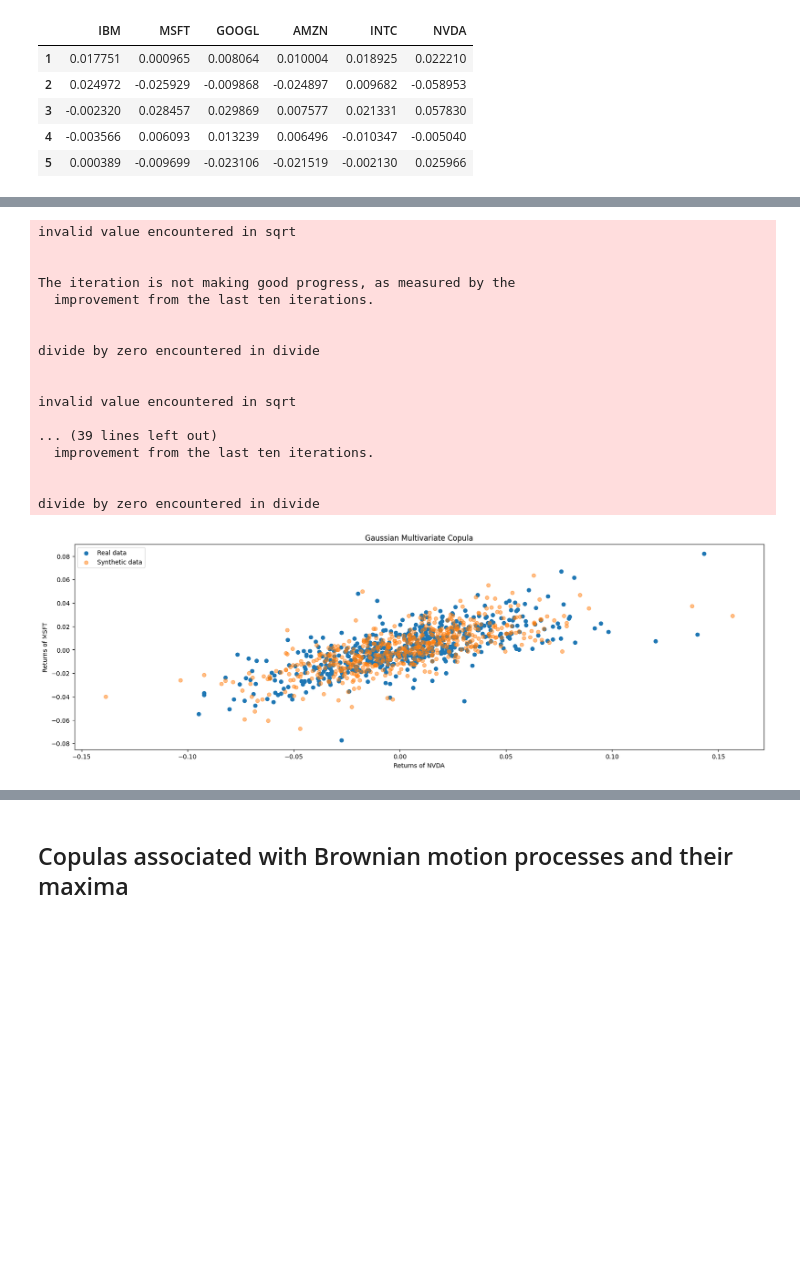
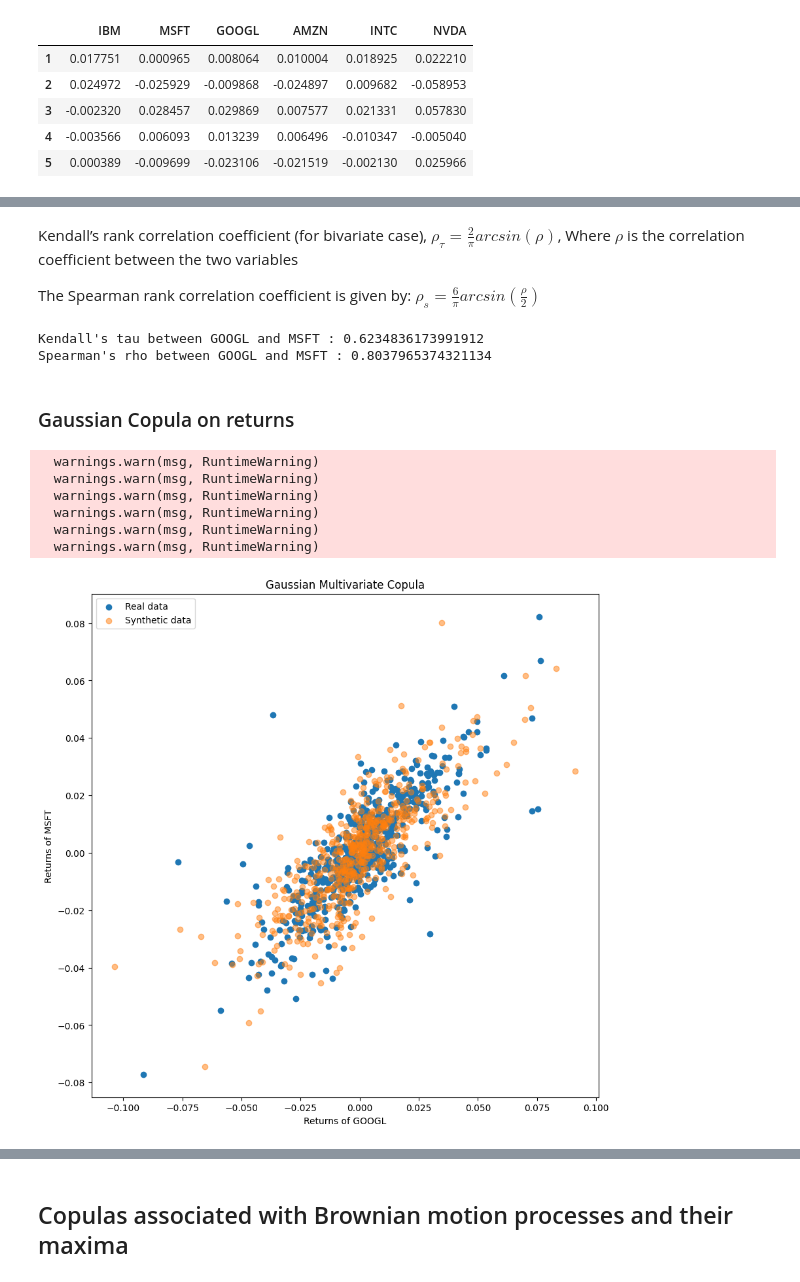
Before and after one commit to mathias-grau/MAP565, a Jupyter notebook: copules.ipynb, the cells around one changed output, grey strips where cells are left out. Saved outputs shown, nothing was run; the diff lists cells and outputs as text; code cells hidden in the pictures; blank space fills up the shorter version.

```diff
--- a/copules.ipynb
+++ b/copules.ipynb
@@ -145,39 +212,49 @@ returns.head()
+# %% [markdown]
+Kendall’s rank correlation coefficient (for bivariate case), $\rho_\tau = \frac{2}{\pi} arcsin(\rho)$, Where $\rho$ is the correlation coefficient between the two variables
+
+The Spearman rank correlation coefficient is given by: $\rho_s = \frac{6}{\pi} arcsin(\frac{\rho}{2})$
+# %%
+# kendall tau between the asset1 and asset2
+asset1 = 'GOOGL'
+asset2 = 'MSFT'
+tau, _ = stats.kendalltau(returns[asset1], returns[asset2])
+print(f"Kendall's tau between {asset1} and {asset2} : {tau}")
+
+# spearman rho between the asset1 and asset2
+rho, _ = stats.spearmanr(returns[asset1], returns[asset2])
+print(f"Spearman's rho between {asset1} and {asset2} : {rho}")
+
+# upper tail dependence is 0 and lower tail dependence is 0
+# %% [output]
+Kendall's tau between GOOGL and MSFT : 0.6234836173991912
+Spearman's rho between GOOGL and MSFT : 0.8037965374321134
+# %% [markdown]
+### Gaussian Copula on returns
 # %%
 # copulas on returns
 copula = GaussianMultivariate()
 copula.fit(returns)
 
 # Generate synthetic samples from the model
 samples = copula.sample(len(returns))
 
 # Visualize the real and synthetic data for a pair of assets
-asset1 = 'NVDA'
+asset1 = 'GOOGL'
 asset2 = 'MSFT'
 
-plt.figure(figsize=(20, 6))
+plt.figure(figsize=(10, 10))
 plt.scatter(returns[asset1], returns[asset2], label='Real data')
 plt.scatter(samples[asset1], samples[asset2], label='Synthetic data', alpha=0.5)
 plt.xlabel(f'Returns of {asset1}')
 plt.ylabel(f'Returns of {asset2}')
 plt.legend()
 plt.title('Gaussian Multivariate Copula')
 plt.show()
 # %% [output]
-invalid value encountered in sqrt
-
-
-The iteration is not making good progress, as measured by the
-  improvement from the last ten iterations.
-
-
-divide by zero encountered in divide
-
-
-invalid value encountered in sqrt
-
-... (39 lines left out)
-  improvement from the last ten iterations.
-
-
-divide by zero encountered in divide
+  warnings.warn(msg, RuntimeWarning)
+  warnings.warn(msg, RuntimeWarning)
+  warnings.warn(msg, RuntimeWarning)
+  warnings.warn(msg, RuntimeWarning)
+  warnings.warn(msg, RuntimeWarning)
+  warnings.warn(msg, RuntimeWarning)
-[figure, old version]
+[figure, new version]
```
Also changed, not shown: parts of 32 cells of this notebook, 6 other files.
